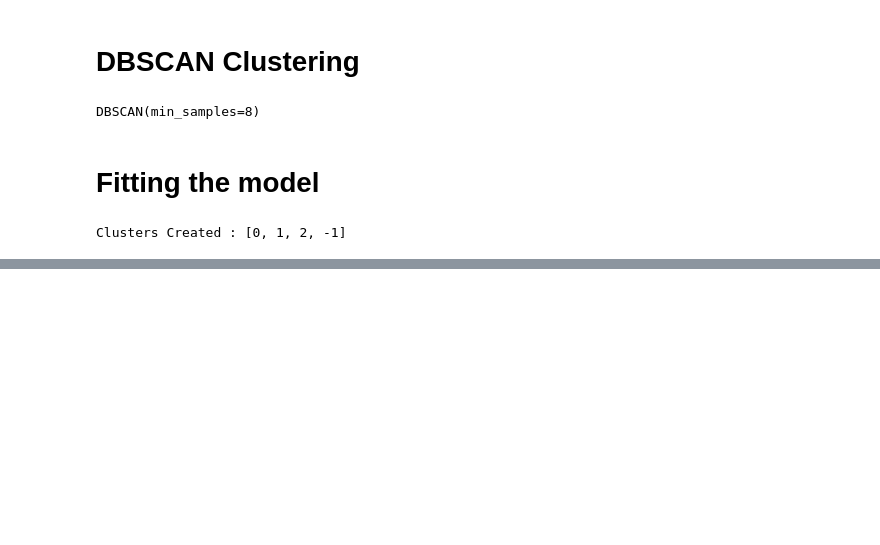
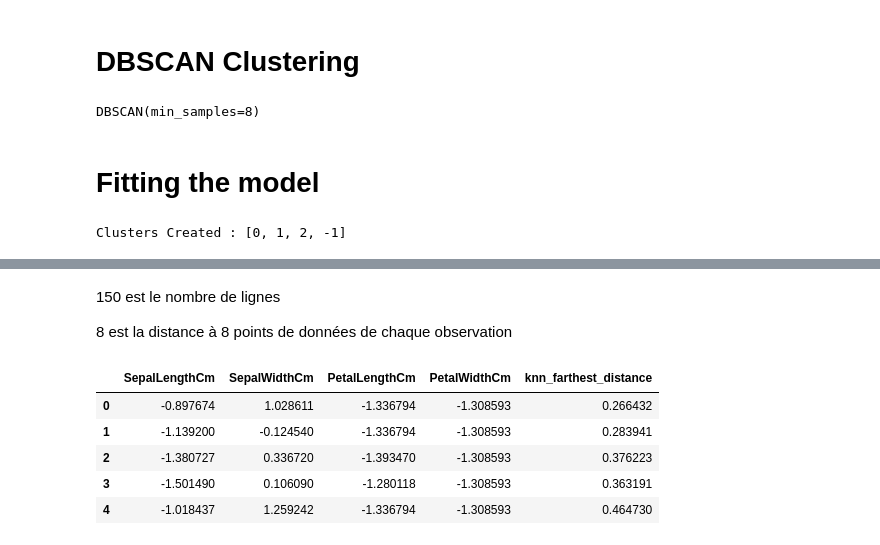
Before and after one commit to elmedianikhadija/PROJET_machine_learning, a Jupyter notebook: DBScan_Clustering_IRIS_FINAL2.ipynb, the cells around one changed output, grey strips where cells are left out. Saved outputs shown, nothing was run; the diff lists cells and outputs as text; code cells hidden in the pictures; blank space fills up the shorter version.

```diff
--- a/DBScan_Clustering_IRIS_FINAL2.ipynb
+++ b/DBScan_Clustering_IRIS_FINAL2.ipynb
@@ -384,0 +411,15 @@ Text(0, 0.5, 'feature 1')
+# %% [markdown]
+
+150 est le nombre de lignes
+
+8 est la distance à 8 points de données de chaque observation
+# %%
+df['knn_farthest_distance'] = distances[:,-1]
+df.head()
+# %% [output]
+|  | SepalLengthCm | SepalWidthCm | PetalLengthCm | PetalWidthCm | knn_farthest_distance |
+| 0 | -0.897674 | 1.028611 | -1.336794 | -1.308593 | 0.266432 |
+| 1 | -1.139200 | -0.124540 | -1.336794 | -1.308593 | 0.283941 |
+| 2 | -1.380727 | 0.336720 | -1.393470 | -1.308593 | 0.376223 |
+| 3 | -1.501490 | 0.106090 | -1.280118 | -1.308593 | 0.363191 |
+| 4 | -1.018437 | 1.259242 | -1.336794 | -1.308593 | 0.464730 |
```
Also changed, not shown: parts of 11 cells of this notebook.
